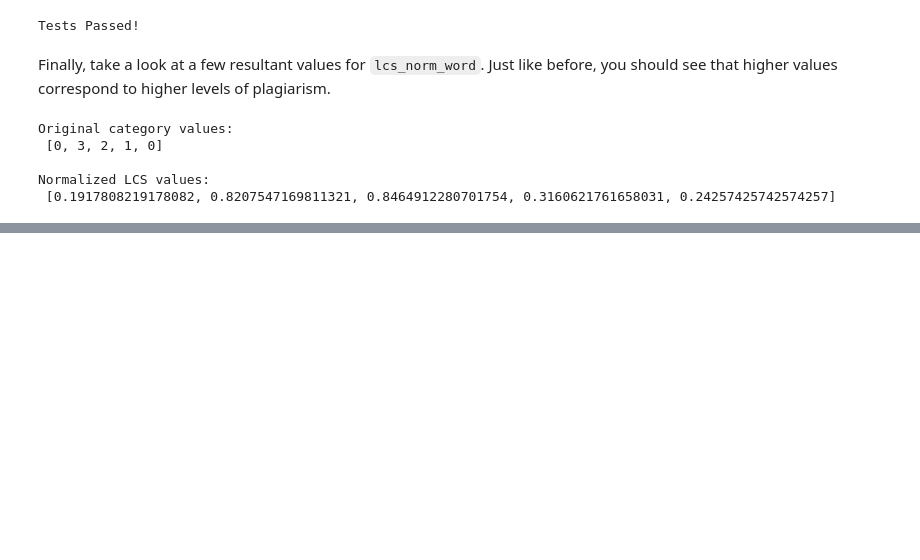
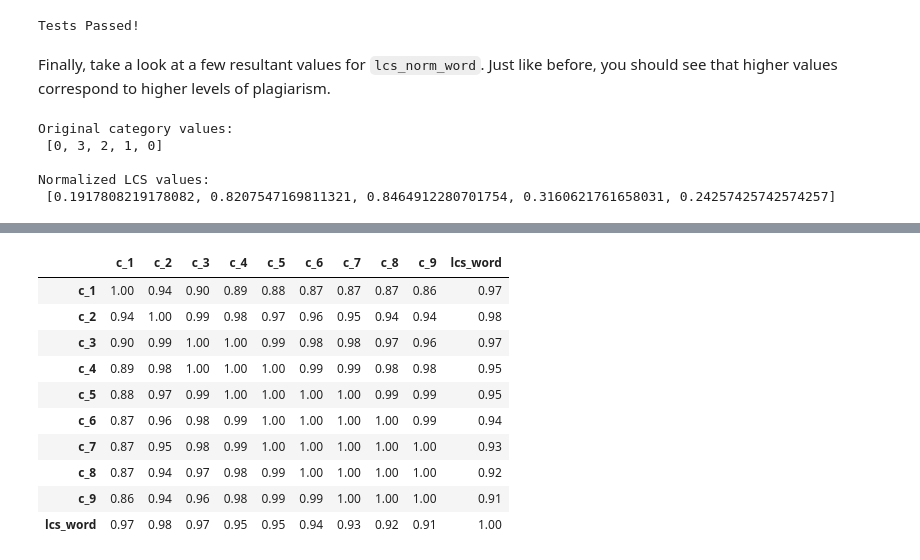
Before and after one commit to luis-valverde/Plagiarism-Detector, a Jupyter notebook: 2_Plagiarism_Feature_Engineering.ipynb, the cells around one changed output, grey strips where cells are left out. Cells and saved outputs as stored; diff of their text form; code cells hidden in the pictures; blank space fills up the shorter version.

```diff
--- a/2_Plagiarism_Feature_Engineering.ipynb
+++ b/2_Plagiarism_Feature_Engineering.ipynb
@@ -650,0 +805,21 @@ Normalized LCS values:
+# %%
+"""
+DON'T MODIFY ANYTHING IN THIS CELL THAT IS BELOW THIS LINE
+"""
+# Create correlation matrix for just Features to determine different models to test
+corr_matrix = features_df.corr().abs().round(2)
+
+# display shows all of a dataframe
+display(corr_matrix)
+# %% [output]
+|  | c_1 | c_2 | c_3 | c_4 | c_5 | c_6 | c_7 | c_8 | c_9 | lcs_word |
+| c_1 | 1.00 | 0.94 | 0.90 | 0.89 | 0.88 | 0.87 | 0.87 | 0.87 | 0.86 | 0.97 |
+| c_2 | 0.94 | 1.00 | 0.99 | 0.98 | 0.97 | 0.96 | 0.95 | 0.94 | 0.94 | 0.98 |
+| c_3 | 0.90 | 0.99 | 1.00 | 1.00 | 0.99 | 0.98 | 0.98 | 0.97 | 0.96 | 0.97 |
+| c_4 | 0.89 | 0.98 | 1.00 | 1.00 | 1.00 | 0.99 | 0.99 | 0.98 | 0.98 | 0.95 |
+| c_5 | 0.88 | 0.97 | 0.99 | 1.00 | 1.00 | 1.00 | 1.00 | 0.99 | 0.99 | 0.95 |
+| c_6 | 0.87 | 0.96 | 0.98 | 0.99 | 1.00 | 1.00 | 1.00 | 1.00 | 0.99 | 0.94 |
+| c_7 | 0.87 | 0.95 | 0.98 | 0.99 | 1.00 | 1.00 | 1.00 | 1.00 | 1.00 | 0.93 |
+| c_8 | 0.87 | 0.94 | 0.97 | 0.98 | 0.99 | 1.00 | 1.00 | 1.00 | 1.00 | 0.92 |
+| c_9 | 0.86 | 0.94 | 0.96 | 0.98 | 0.99 | 0.99 | 1.00 | 1.00 | 1.00 | 0.91 |
+| lcs_word | 0.97 | 0.98 | 0.97 | 0.95 | 0.95 | 0.94 | 0.93 | 0.92 | 0.91 | 1.00 |
```
Also changed, not shown: parts of 8 cells of this notebook.
